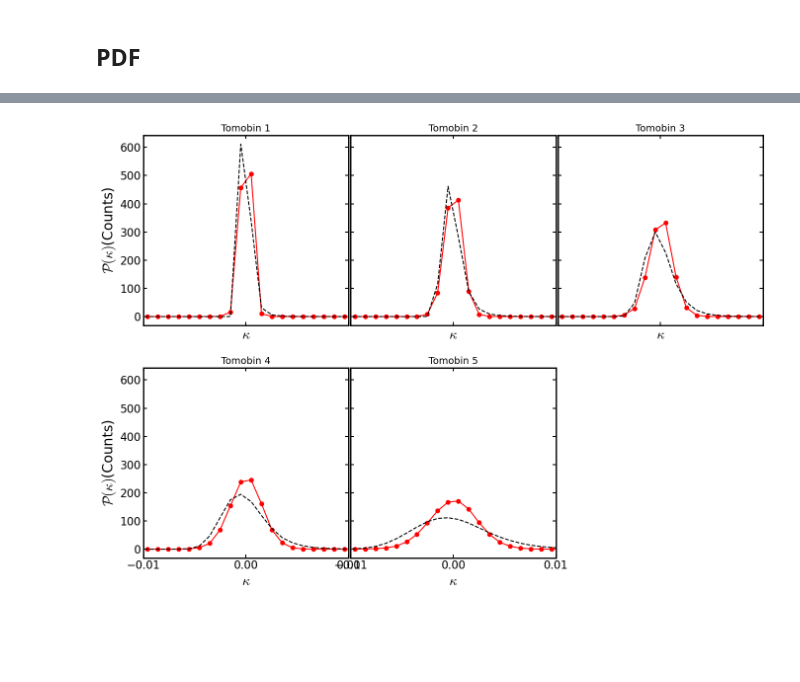
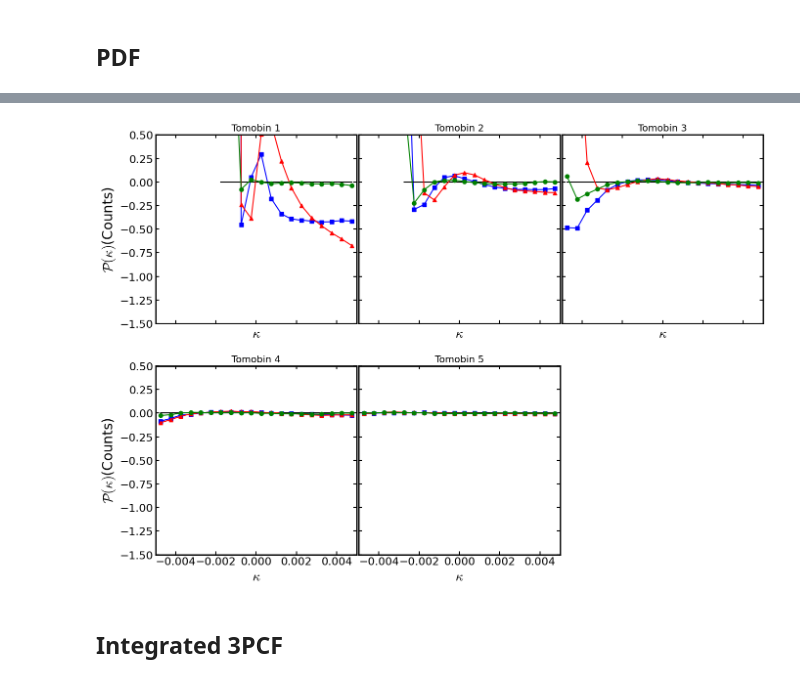
Before and after one commit to LSSTDESC/SkySim5000_IA_infusion, a Jupyter notebook: notebooks/SkySim5000IA_HOS.ipynb, the cells around one changed output, grey strips where cells are left out. Drawn from its saved outputs; the diff is of its cells as text; code cells hidden in the pictures; blank space fills up the shorter version.

```diff
--- a/notebooks/SkySim5000IA_HOS.ipynb
+++ b/notebooks/SkySim5000IA_HOS.ipynb
@@ -78,6 +92,7 @@ for i in range(1,6):
     ax[i-1,i-1].plot(ell_rb,np.zeros_like(map2_rebinned_mean_noIA[index1]),'k-',lw=2)
     #ax[i-1,i-1].plot(ell_rb,map2_rebinned_mean_NLAp1[index1]/(map2_rebinned_mean_noIA[index1])-1,'r-',lw=2)
     ax[i-1,i-1].errorbar(ell_rb,map2_rebinned_mean_IA[index1]/(map2_rebinned_mean_noIA[index1])-1,yerr=map2_rebinned_std_IA[index1]/(map2_rebinned_mean_noIA[index1]),fmt='r-',lw=2)
+    ax[i-1,i-1].errorbar(ell_rb,map2_rebinned_mean_SC[index1]/(map2_rebinned_mean_noIA[index1])-1,yerr=map2_rebinned_std_SC[index1]/(map2_rebinned_mean_noIA[index1]),fmt='b-',lw=2)
     ax[i-1,i-1].set_ylim(-1.2,1.2)
     ax[i-1,i-1].set_yticks([-1,-0.5,0,0.5,1])
     ax[i-1,i-1].set_xlim(7e1,4e3)
@@ -93,6 +108,7 @@ for i in range(1,6):
         ax[i-1,j-1].plot(ell_rb,np.zeros_like(map2_rebinned_mean_noIA[index2]),'k-',lw=2)
         #ax[i-1,j-1].plot(ell_rb,map2_rebinned_mean_NLAp1[index2]/(map2_rebinned_mean_noIA[index2])-1,'r-',lw=2)
         ax[i-1,j-1].errorbar(ell_rb,map2_rebinned_mean_IA[index2]/(map2_rebinned_mean_noIA[index2])-1,yerr=np.abs(map2_rebinned_std_IA[index2]/(map2_rebinned_mean_noIA[index2])),fmt='r-',lw=2)
+        ax[i-1,j-1].errorbar(ell_rb,map2_rebinned_mean_SC[index2]/(map2_rebinned_mean_noIA[index2])-1,yerr=np.abs(map2_rebinned_std_SC[index2]/(map2_rebinned_mean_noIA[index2])),fmt='b-',lw=2)
         ax[i-1,j-1].set_ylim(-1.2,1.2)
         ax[i-1,j-1].set_yticks([-1,-0.5,0,0.5,1])
         ax[i-1,j-1].set_xlim(7e1,4e3)
@@ -105,5 +121,5 @@ for i in range(1,6):
 ax[0,0].legend([l1,l2],['noIA',r'NLA ${\rm A}_{\rm IA} = +1$'],bbox_to_anchor=(0.5,-0.5))
 plt.tight_layout()
 plt.subplots_adjust(wspace=0.2,hspace=0.2)
-#plt.savefig('/global/homes/j/jatorres/HOS-Y1-prep/hoscodes/imgs/IAinfusion/map2alm_auto_cross_NLAAIAp1_0ellbins_0_5001_rebinned.jpg',bbox_inches='tight')
+#plt.savefig('/global/homes/j/jatorres/plots/map2alm_auto_cross_TATT_0ellbins_0_5001_rebinned.jpg',bbox_inches='tight')
 plt.show()
@@ -155,5 +167,6 @@ plt.show()
 # %% [markdown]
 ## PDF
 # %%
-bins=np.linspace(-0.1-0.001,0.1+0.001,201)
+#stddev_kappa_map = 0.0165#standard deviation of fiducial kappa maps at the first tomographic bin. if kappa is not sigma_0 normalized, this is an OK value.
+bins=np.linspace(-0.005,0.005,21)
 binmids_kappacounts=(bins[1:]+bins[:-1])/2
@@ -244,38 +184,46 @@ plt.show()
+# %%
+SkySim5000_PDF_clus_IA = []
+SkySim5000_PDF_clus = []
+SkySim5000_PDF_IA = []
+SkySim5000_PDF_noIA = []
+
+for i in range(1,6):
+    #print('saving bin (%d,%d)'%(i,i),'index:',int(10 - (5 - p)*(4-p)/2 + p))
+    SkySim5000_PDF_noIA.append(np.loadtxt(dir_results+'noIA/PDF/smoothed_theta2_kappa_skysim5000_noIA_noisefree_tomo%d_Nmap%d_Counts_kmin-0.005_kmax0.005_20kappabins.dat'%(i,i)))
+    SkySim5000_PDF_IA.append(np.loadtxt(dir_results+'NLA/PDF/smoothed_theta2_kappa_skysim5000_NLA_AIAp1_noisefree_tomo%d_Nmap%d_Counts_kmin-0.005_kmax0.005_20kappabins.dat'%(i,i)))
+    SkySim5000_PDF_clus_IA.append(np.loadtxt(dir_results+'deltaNLA/PDF/smoothed_theta2_kappa_skysim5000_deltaNLA_AIAp1_bta1_noisefree_tomo%d_Nmap%d_Counts_kmin-0.005_kmax0.005_20kappabins.dat'%(i,i)))
+    SkySim5000_PDF_clus.append(np.loadtxt(dir_results+'deltaNLA/PDF/smoothed_theta2_kappa_skysim5000_deltaNLA_noIA_bta1_noisefree_tomo%d_Nmap%d_Counts_kmin-0.005_kmax0.005_20kappabins.dat'%(i,i)))
 # %%
 ax_d = {'0':(0,0),'1':(0,1),'2':(0,2),'3':(1,0),'4':(1,1)}
 
 f,ax = plt.subplots(2,3,figsize=(14,10),sharex=True,sharey=True)
 
 ax[ax_d['0']].set_ylabel(r'$\mathcal{P}(\kappa)$(Counts)')
 ax[ax_d['3']].set_ylabel(r'$\mathcal{P}(\kappa)$(Counts)')
 
 for i in range(5):
-    #counts_peaks,bins=np.histogram(SkySim5000_peaks_IA[i],density=False,bins=bins)
-    #counts_minima,bins=np.histogram(SkySim5000_minima_IA[i],density=False,bins=bins)
 
-    #counts_peaks_noIA,bins=np.histogram(SkySim5000_peaks_noIA[i],density=False,bins=bins)
-    #counts_minima_noIA,bins=np.histogram(SkySim5000_minima_noIA[i],density=False,bins=bins)
+    l0, = ax[ax_d['%d'%i]].plot(binmids_kappacounts,SkySim5000_PDF_IA[i]/SkySim5000_PDF_noIA[i] -1,'bs-')
+    l1, = ax[ax_d['%d'%i]].plot(binmids_kappacounts,SkySim5000_PDF_noIA[i]/SkySim5000_PDF_noIA[i] -1,'k-')
+    l2, = ax[ax_d['%d'%i]].plot(binmids_kappacounts,SkySim5000_PDF_clus_IA[i]/SkySim5000_PDF_noIA[i] -1,'r^-')
+    l2, = ax[ax_d['%d'%i]].plot(binmids_kappacounts,SkySim5000_PDF_clus[i]/SkySim5000_PDF_noIA[i] -1,'go-')
 
-#    l1, = ax[ax_d['%d'%i]].plot(binmids_kappacounts,SkySim5000_PDF_NLA_AIAp1[i],color='indigo',marker='o',ls='-')
-#    l2, = ax[ax_d['%d'%i]].plot(binmids_kappacounts,counts_peaks,color='red',marker='o',ls='--')
-#    l3, = ax[ax_d['%d'%i]].plot(binmids_kappacounts,counts_minima,color='red',marker='o',ls=':')
-    m1, = ax[ax_d['%d'%i]].plot(binmids_kappacounts,SkySim5000_PDF_IA[i],color='red',marker='o',ls='-')
-    ax[ax_d['%d'%i]].plot(binmids_kappacounts,SkySim5000_PDF_noIA[i],color='k',ls='--')
-#    m2, = ax[ax_d['%d'%i]].plot(binmids_kappacounts,counts_peaks_noIA,color='black',marker='o',ls='--')
-#    m3, = ax[ax_d['%d'%i]].plot(binmids_kappacounts,counts_minima_noIA,color='black',marker='o',ls=':')
-    #
-    ax[ax_d['%d'%i]].set_xticks([-0.02,-0.01,0.0,0.01,0.02])
+    #ax[ax_d['%d'%i]].set_xticks([-0.01,-0.005,0.0,0.005])
     ax[ax_d['%d'%i]].set_title('Tomobin %d'%(i+1),fontsize=14)
-    ax[ax_d['%d'%i]].set_xlim(-0.03,0.03)
+    ax[0,0].set_xlim(-0.005,0.005)
+    #ax[ax_d['%d'%i]].set_ylim(0,120)
     ax[ax_d['%d'%i]].set_xlabel(r'$\kappa$')
 #a1 = ax[1,1].legend([l1,l2,l3,l4],['Theory',r'$N_{\rm shells} = 19$',r'$N_{\rm shells} = 50$',r'$N_{\rm shells} = 106$'],loc=1,bbox_to_anchor=(1.7,1.0))
 f.delaxes(ax[1,2])
+#c1 = ax[ax_d['2']].legend([l0,l1],['hacc-noia','hacc-ia'],loc=1)
+#ax[ax_d['2']].add_artist(c1)
 #ax[0,0].set_yscale('log')
-#ax[0,0].set_ylim(-1,1)
-ax[0,0].set_xlim(-0.01,0.01)
+ax[0,0].set_ylim(-1.5,0.5)
+#ax[0,0].set_xlim(-0.005,0.005)
+
 plt.tight_layout()
 plt.subplots_adjust(wspace=0.01)
-#plt.savefig('imgs/DESC_meeting/PDF_Nshells_19_50_106.pdf',bbox_inches='tight')
+#plt.savefig('/global/homes/j/jatorres/plots/pdf_comparison_hacc-ia_skysim_e1flip.jpg',bbox_inches='tight')
 plt.show()
 # %% [output]
-[figure, old version]
+[figure, new version]
@@ -281,0 +281,2 @@ plt.show()
+# %% [markdown]
+## Integrated 3PCF
```
Also changed, not shown: parts of 27 cells of this notebook.
